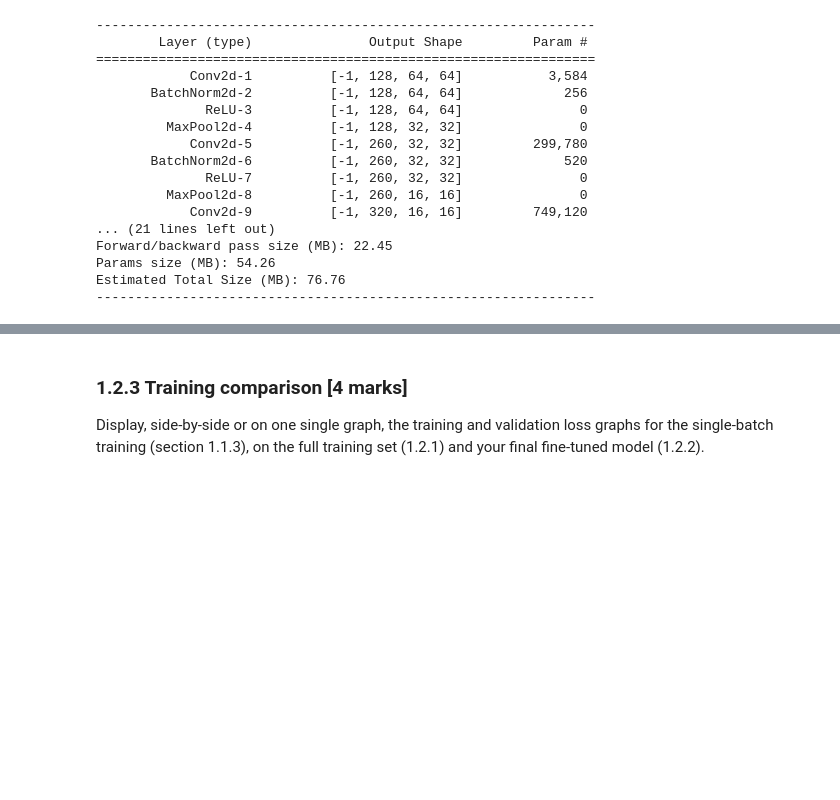
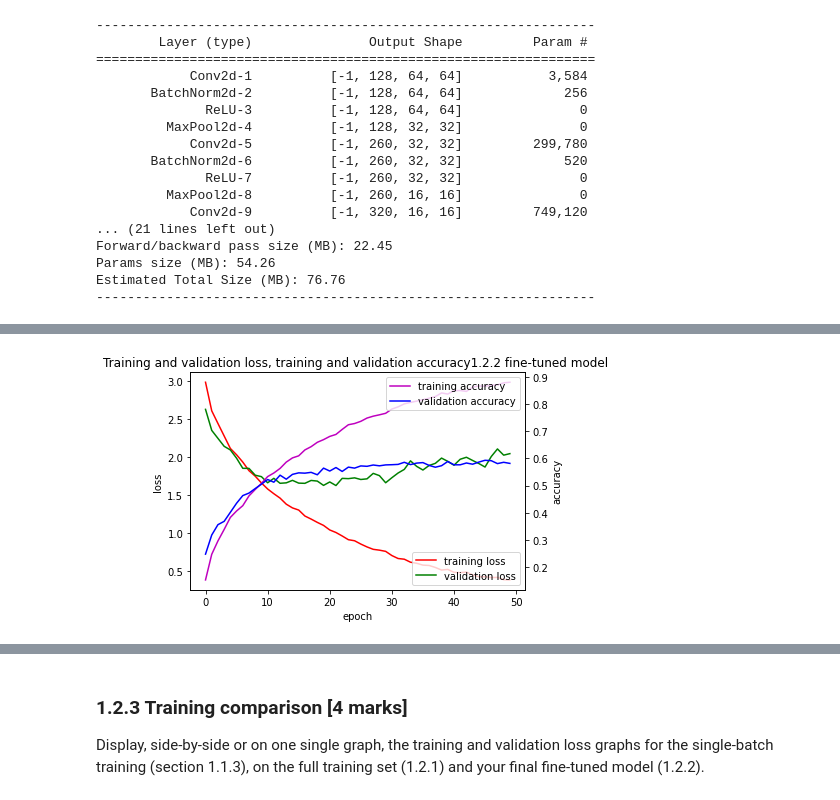
Before and after one commit to buthaina279/P4DS, a Jupyter notebook: COMP5623M_CW1_colab.ipynb, the cells around one changed output, grey strips where cells are left out. Saved outputs shown, nothing was run; the diff lists cells and outputs as text; code cells hidden in the pictures; blank space fills up the shorter version.

```diff
--- a/COMP5623M_CW1_colab.ipynb
+++ b/COMP5623M_CW1_colab.ipynb
@@ -1138 +978,5 @@ run_model(50,'results/FinecompletedatasetmodelA.pt',0.009, train_loader, model_1
+# %%
+viz_model('results/FinecompletedatasetmodelC.pt', "1.2.2 fine-tuned model ")
+# %% [output]
+[figure, added]
 # %%
```
Also changed, not shown: parts of 78 cells of this notebook.
